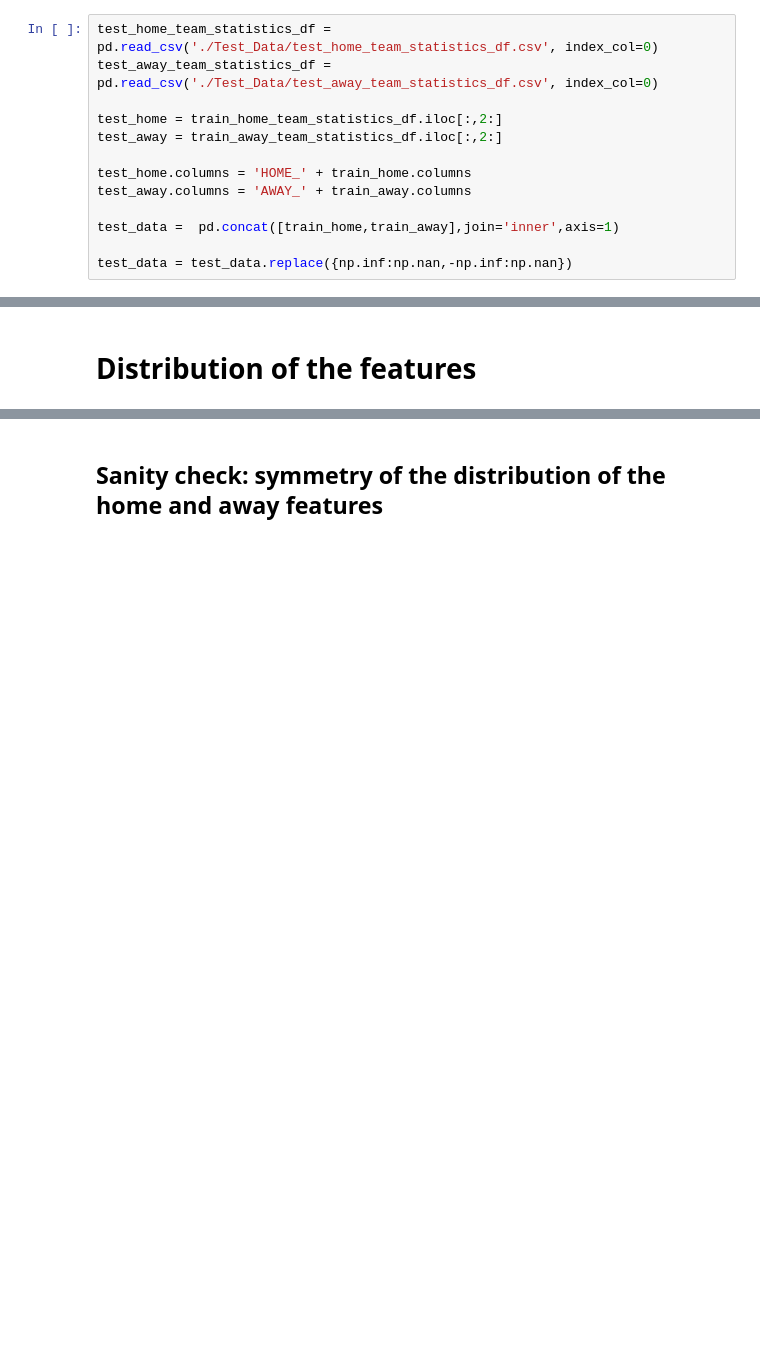
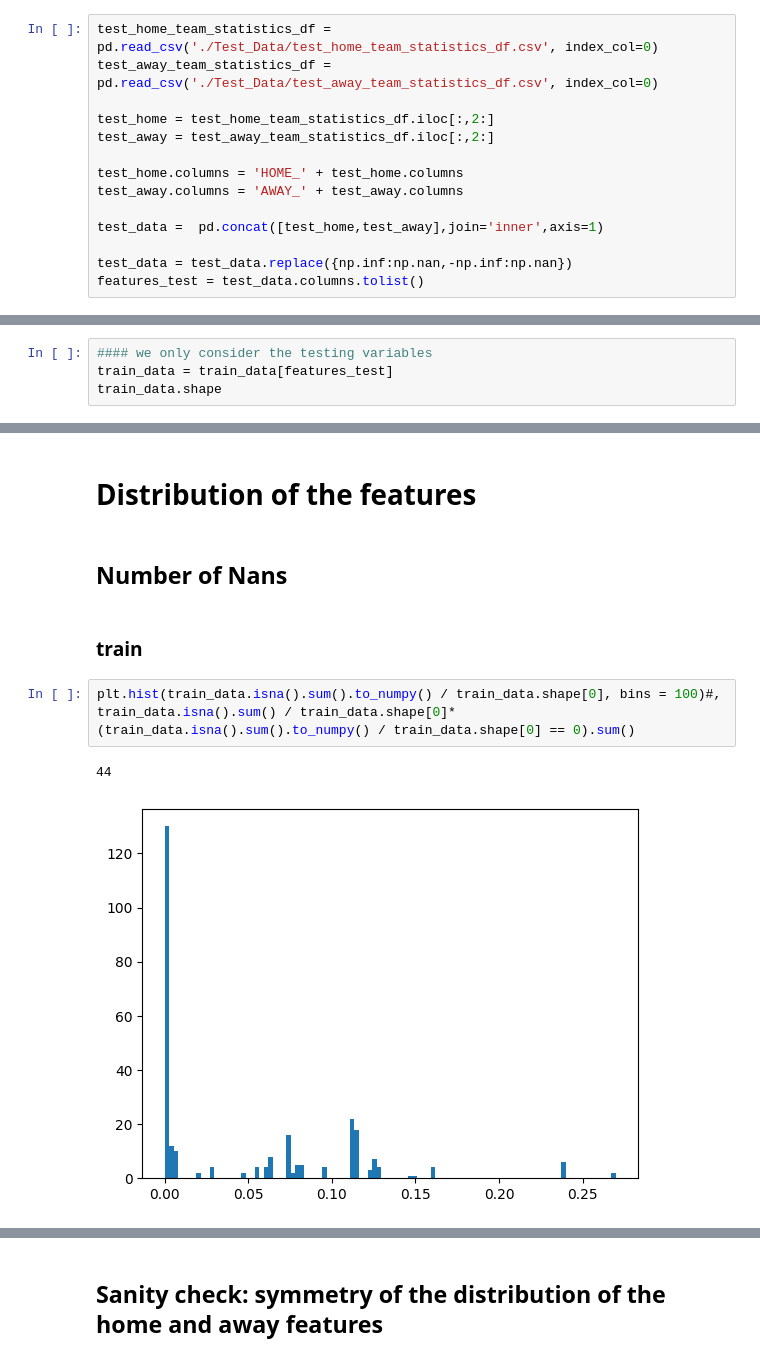
Before and after one commit to BenjaminisCoding/EnsChallenge, a Jupyter notebook: benchmark_and_extras/data_exploration.ipynb, the cells around one changed output, grey strips where cells are left out. Saved outputs shown, nothing was run; the diff lists cells and outputs as text; blank space fills up the shorter version.

```diff
--- a/benchmark_and_extras/data_exploration.ipynb
+++ b/benchmark_and_extras/data_exploration.ipynb
@@ -32,15 +69,16 @@ train_data = train_data.replace({np.inf:np.nan,-np.inf:np.nan})
 test_home_team_statistics_df = pd.read_csv('./Test_Data/test_home_team_statistics_df.csv', index_col=0)
 test_away_team_statistics_df = pd.read_csv('./Test_Data/test_away_team_statistics_df.csv', index_col=0)
 
-test_home = train_home_team_statistics_df.iloc[:,2:]
-test_away = train_away_team_statistics_df.iloc[:,2:]
+test_home = test_home_team_statistics_df.iloc[:,2:]
+test_away = test_away_team_statistics_df.iloc[:,2:]
 
-test_home.columns = 'HOME_' + train_home.columns
-test_away.columns = 'AWAY_' + train_away.columns
+test_home.columns = 'HOME_' + test_home.columns
+test_away.columns = 'AWAY_' + test_away.columns
 
-test_data =  pd.concat([train_home,train_away],join='inner',axis=1)
+test_data =  pd.concat([test_home,test_away],join='inner',axis=1)
 
 test_data = test_data.replace({np.inf:np.nan,-np.inf:np.nan})
+features_test = test_data.columns.tolist()
 # %%
 train_home_player_statistics_df = pd.read_csv('./datas_final/train_home_player_statistics_df.csv', index_col=0)
 train_away_player_statistics_df = pd.read_csv('./datas_final/train_away_player_statistics_df.csv', index_col=0)
@@ -57,0 +104,4 @@ train_data.shape, test_data.shape ### same number of training data and testing d
+# %%
+#### we only consider the testing variables
+train_data = train_data[features_test]
+train_data.shape
@@ -58,2 +123,12 @@ train_data.shape, test_data.shape ### same number of training data and testing d
 # %% [markdown]
 # Distribution of the features
+# %% [markdown]
+## Number of Nans
+# %% [markdown]
+### train
+# %%
+plt.hist(train_data.isna().sum().to_numpy() / train_data.shape[0], bins = 100)#, train_data.isna().sum() / train_data.shape[0]*
+(train_data.isna().sum().to_numpy() / train_data.shape[0] == 0).sum()
+# %% [output]
+44
+[figure, added]
```
Also changed, not shown: parts of 61 cells of this notebook, 2 other files.
